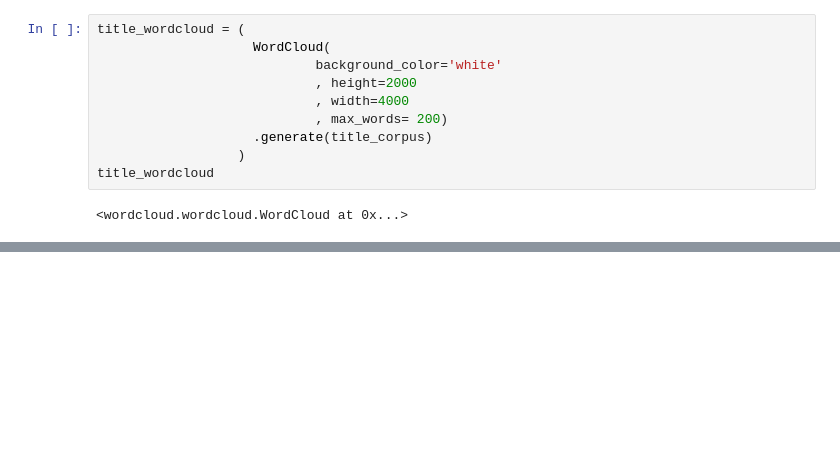
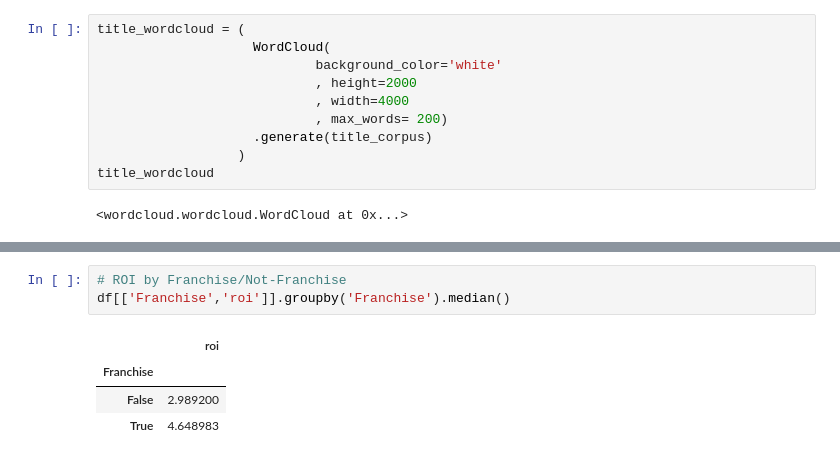
Before and after one commit to mcalmeida13/math-machine-learning, a Jupyter notebook: python-ds-pandas/project1/Project_01_Materials/project_01.ipynb, the cells around one changed output, grey strips where cells are left out. Drawn from its saved outputs; the diff is of its cells as text; blank space fills up the shorter version.

```diff
--- a/python-ds-pandas/project1/Project_01_Materials/project_01.ipynb
+++ b/python-ds-pandas/project1/Project_01_Materials/project_01.ipynb
@@ -381,0 +421,8 @@ plt.show()
+# %%
+# ROI by Franchise/Not-Franchise
+df[['Franchise','roi']].groupby('Franchise').median()
+# %% [output]
+|  | roi |
+| Franchise |  |
+| False | 2.989200 |
+| True | 4.648983 |
```
Also changed, not shown: parts of 13 cells of this notebook, 3 other files.
